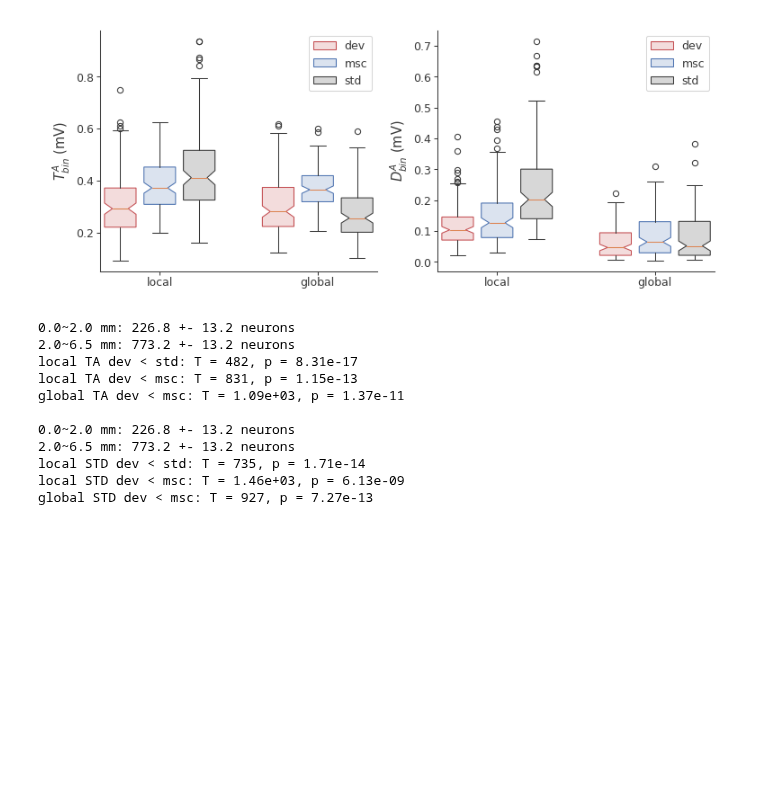
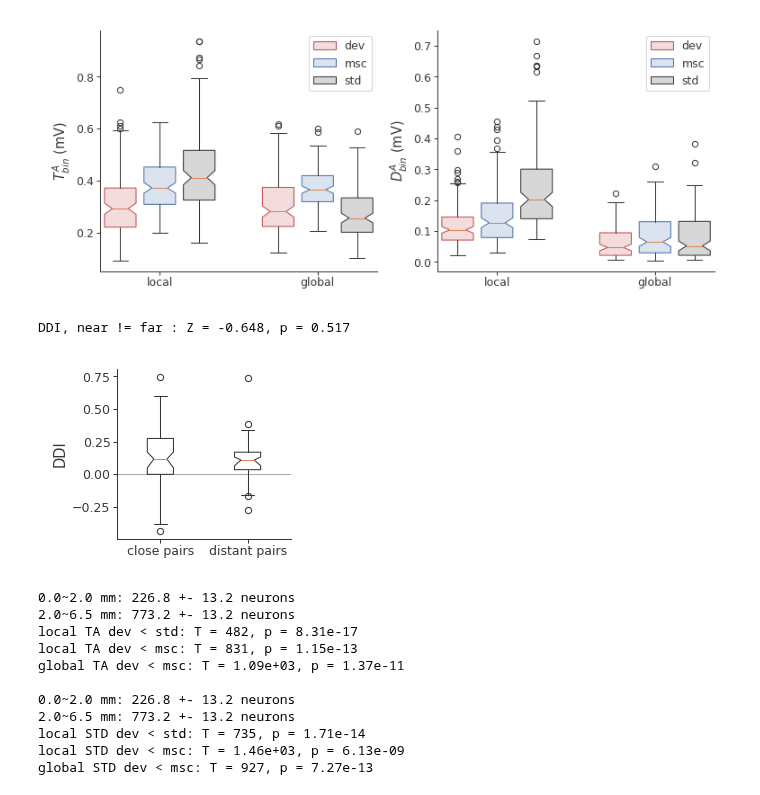
Before and after one commit to kernfel/plasticity-synergy-deviance-detection, a Jupyter notebook: Fig-space.ipynb, the cells around one changed output. Drawn from its saved outputs; the diff is of its cells as text; code cells hidden in the pictures; blank space fills up the shorter version.

Commit message:
Added stimdist panel to Fig-space

```diff
--- a/Fig-space.ipynb
+++ b/Fig-space.ipynb
@@ -207,4 +207,38 @@ local STD dev < std: T = 735, p = 1.71e-14
 local STD dev < msc: T = 1.46e+03, p = 6.13e-09
 global STD dev < msc: T = 927, p = 7.27e-13
 [figure]
+# %%
+nspikes = dd.io.load('nspikes.h5')
+# %%
+def index(n0, n1):
+    return ((n0-n1)/(n0+n1))
+# %%
+def panel_ddi_stimdist(ax, widths=.3):
+    n = nspikes[500][1][1]
+    nstims = 2*len(cfg.pairings)
+    near, far = [], []
+    for ipair, pair in enumerate(cfg.pairings):
+        if abs(ord(pair[0]) - ord(pair[1])) == 1:
+            output = near
+        else:
+            output = far
+        output.extend([k*nstims + i for k in range(cfg.N_networks) for i in [2*ipair, 2*ipair+1]])
+
+    ddi = {}
+    for idx, label in ([near, 'close pairs'], [far, 'distant pairs']):
+        ddi[label] = index(n['dev'][idx], n['msc'][idx])
+    ax.boxplot(ddi.values(), labels=ddi.keys(), notch=True, bootstrap=10000, widths=widths)
+
+    ax.axhline(0, **pu.styling.axline_kwargs)
+    ax.set_ylabel('DDI')
+    sns.despine(ax=ax)
+
+    test = stats.wilcoxon(ddi['close pairs'], ddi['distant pairs'], method='approx')
+    print(f'DDI, near != far : Z = {test.zstatistic:.3g}, p = {test.pvalue:.3g}')
+
+fig, ax = plt.subplots(figsize=(1.5,1.5), dpi=150)
+panel_ddi_stimdist(ax)
+# %% [output]
+DDI, near != far : Z = -0.648, p = 0.517
+[figure, added]
 # %%
```
Also changed, not shown: parts of 1 cell of this notebook.
